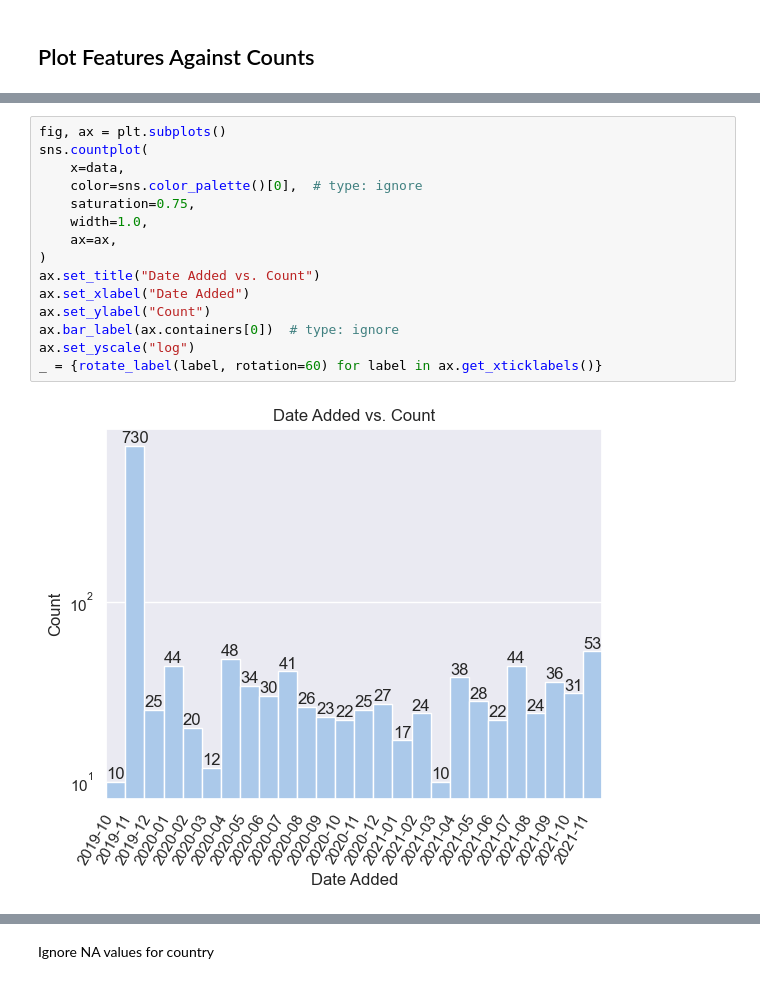
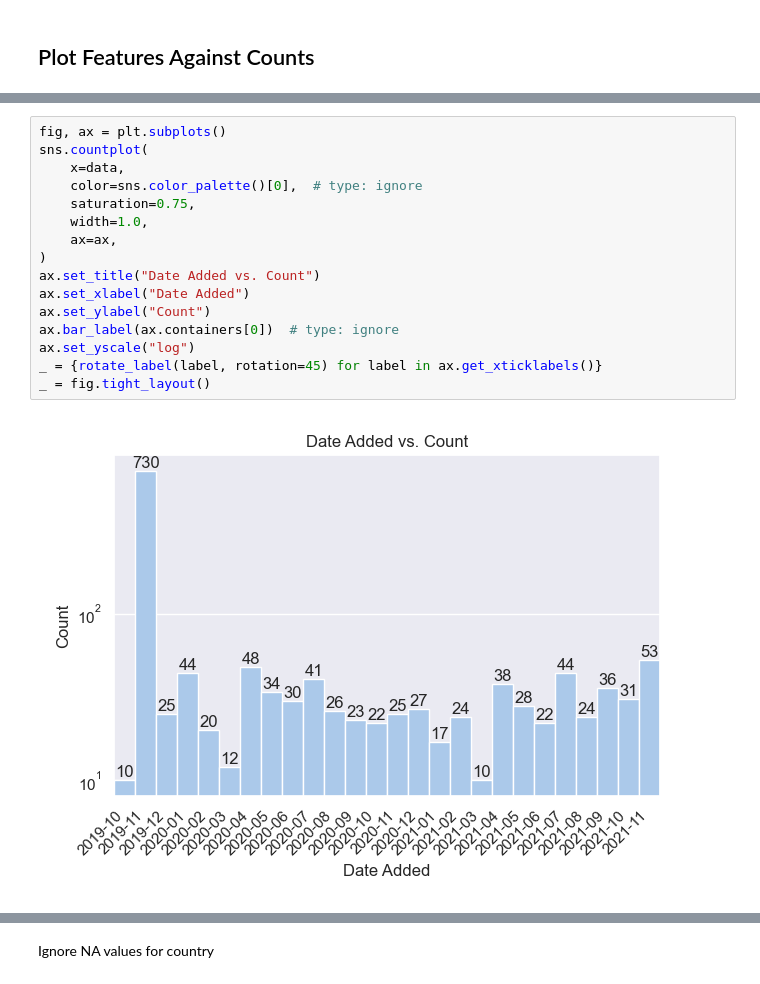
Before and after one commit to dvnatanael/data5006-data-analysis, a Jupyter notebook: Tiny_Data_Analysis_Disney+.ipynb, the cells around one changed output, grey strips where cells are left out. Cells and saved outputs as stored; diff of their text form.

```diff
--- a/Tiny_Data_Analysis_Disney+.ipynb
+++ b/Tiny_Data_Analysis_Disney+.ipynb
@@ -190,20 +201,21 @@ _ = ax.set_ylabel("Count")
 # %%
 fig, ax = plt.subplots()
 sns.countplot(
     x=data,
     color=sns.color_palette()[0],  # type: ignore
     saturation=0.75,
     width=1.0,
     ax=ax,
 )
 ax.set_title("Date Added vs. Count")
 ax.set_xlabel("Date Added")
 ax.set_ylabel("Count")
 ax.bar_label(ax.containers[0])  # type: ignore
 ax.set_yscale("log")
-_ = {rotate_label(label, rotation=60) for label in ax.get_xticklabels()}
+_ = {rotate_label(label, rotation=45) for label in ax.get_xticklabels()}
+_ = fig.tight_layout()
 # %% [output]
-[figure, old version]
+[figure, new version]
 # %%
 data = cleaned_df[cleaned_df.index.get_level_values("type") == "Movie"]
 fig, ax = plt.subplots()
```
Also changed, not shown: parts of 17 cells of this notebook, 4 other files.
